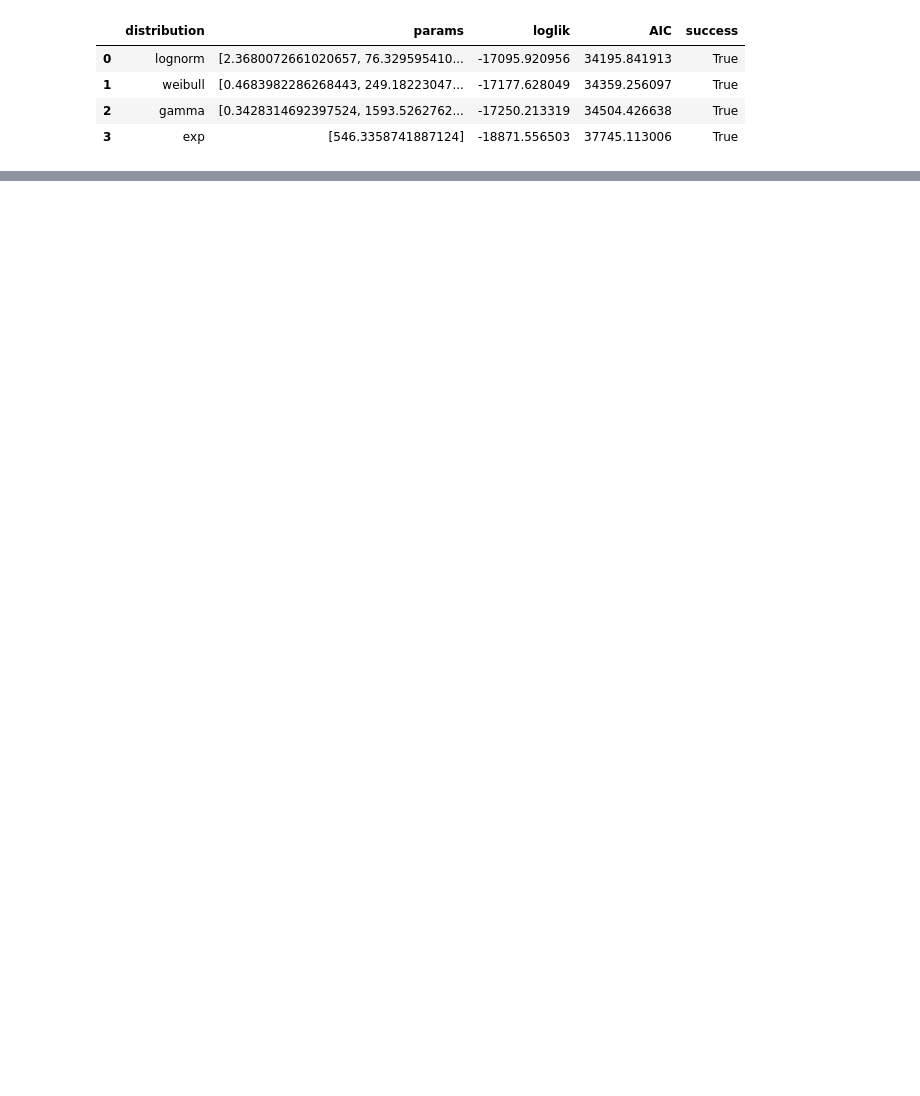
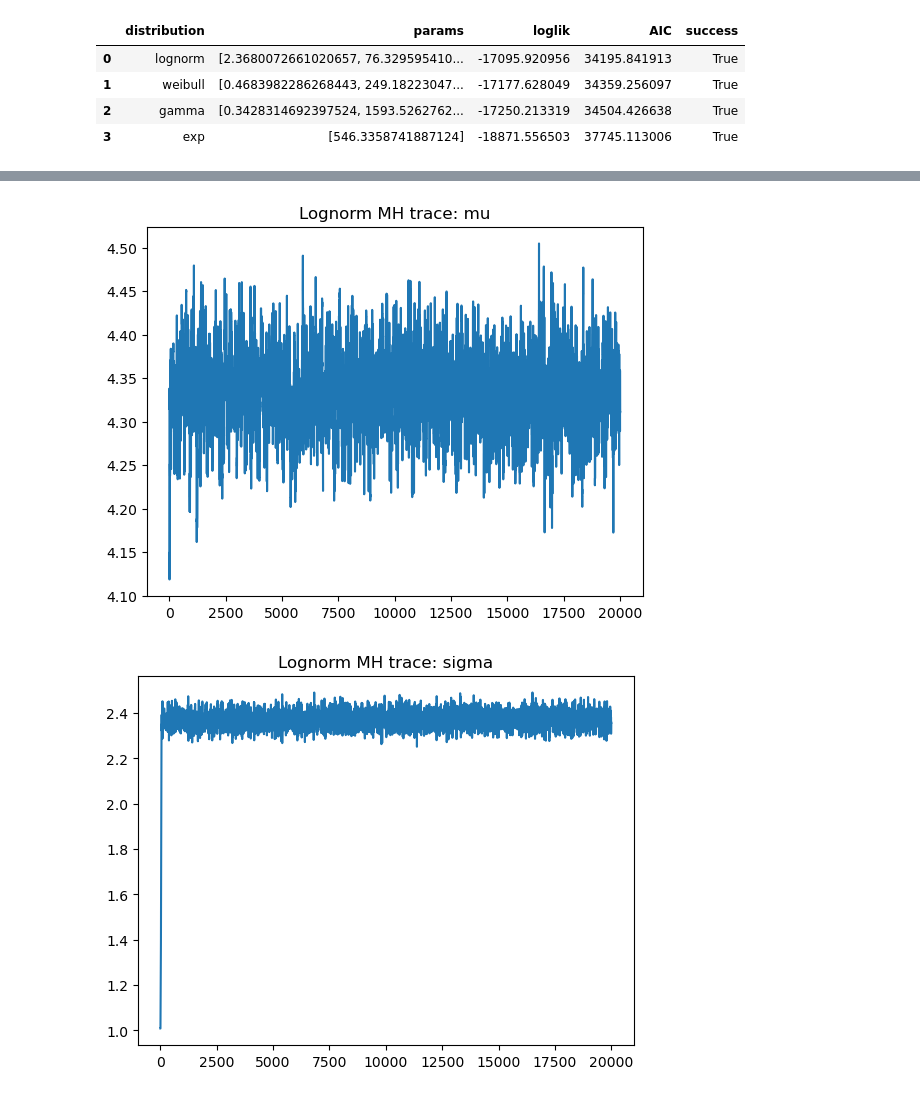
Before and after one commit to PantheraPaulus/hrHSA-public, a Jupyter notebook: Module_import&test.ipynb, the cells around one changed output, grey strips where cells are left out. Cells and saved outputs as stored; diff of their text form; code cells hidden in the pictures; blank space fills up the shorter version.

```diff
--- a/Module_import&test.ipynb
+++ b/Module_import&test.ipynb
@@ -370,0 +648,8 @@ fit_step_distribution(step_subset)["model_table"]
+# %%
+res_lognorm = fit_lognorm_distribution_bayes(
+    step_subset,
+    proposal_sd_mu=0.05,
+    proposal_sd_sigma=0.05,
+)
+
+res_lognorm
@@ -370,0 +674,24 @@ fit_step_distribution(step_subset)["model_table"]
+# %%
+import matplotlib.pyplot as plt
+
+mu_chain = res_lognorm["samples"][:, 0]
+sigma_chain = res_lognorm["samples"][:, 1]
+
+plt.plot(mu_chain)
+plt.title("Lognorm MH trace: mu")
+plt.show()
+
+plt.plot(sigma_chain)
+plt.title("Lognorm MH trace: sigma")
+plt.show()
+
+plt.hist(res_lognorm["posterior_samples"][:, 0], bins=50)
+plt.title("Posterior mu")
+plt.show()
+
+plt.hist(res_lognorm["posterior_samples"][:, 1], bins=50)
+plt.title("Posterior sigma")
+plt.show()
+# %% [output]
+[figure, added]
+[figure, added]
```
Also changed, not shown: parts of 36 cells of this notebook.
